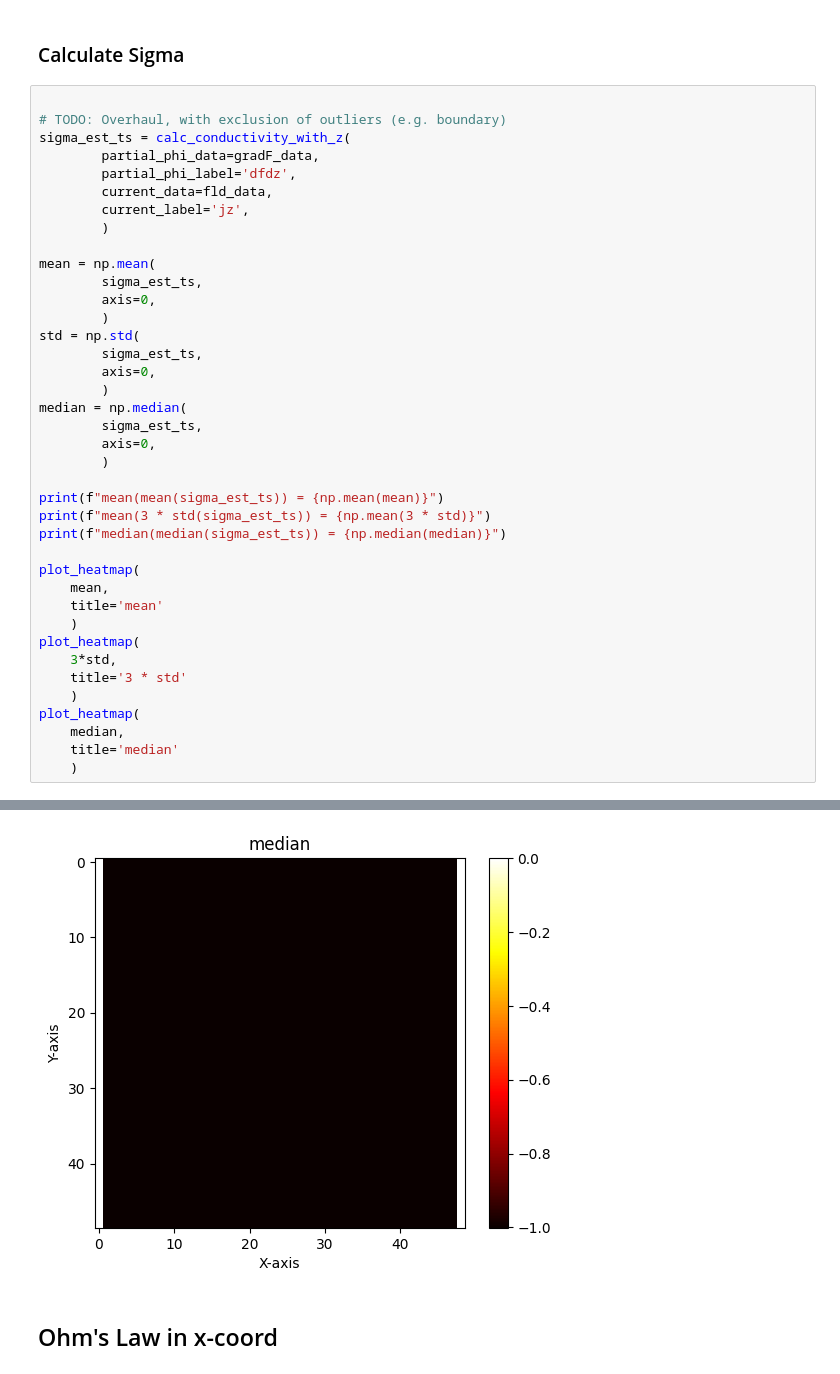
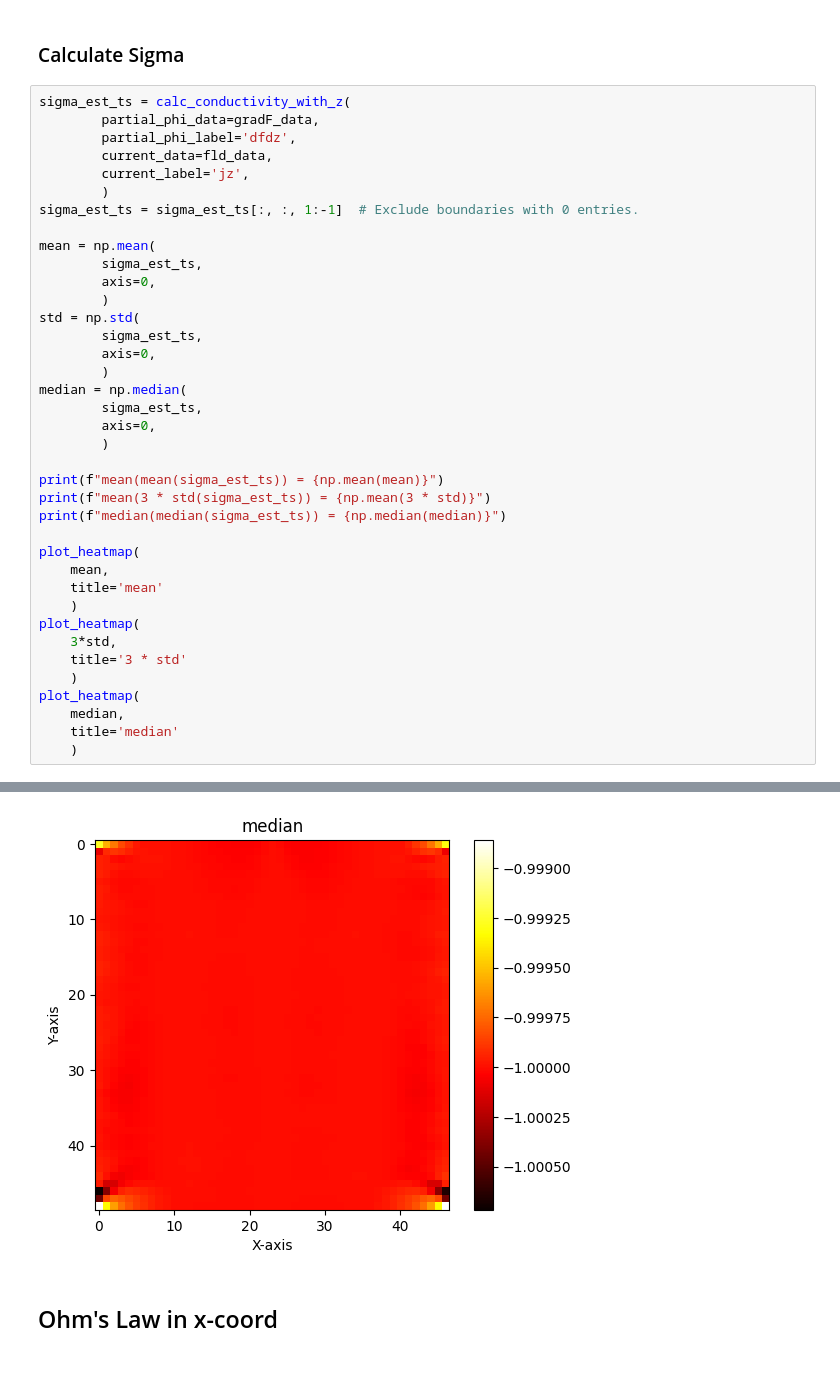
Before and after one commit to MichaelSkowronek/potential_probe_velocity_measuring, a Jupyter notebook: notebooks/sigma_and_b.ipynb, the cells around one changed output, grey strips where cells are left out. Drawn from its saved outputs; the diff is of its cells as text.

```diff
--- a/notebooks/sigma_and_b.ipynb
+++ b/notebooks/sigma_and_b.ipynb
@@ -99,14 +132,13 @@ $ \frac{j_z}{\sigma} \approx \frac{\varphi_{z_2} - \varphi_{z_1}}{\Delta l_z}$
 # %% [markdown]
 ### Calculate Sigma
 # %%
-
-# TODO: Overhaul, with exclusion of outliers (e.g. boundary)
 sigma_est_ts = calc_conductivity_with_z(
         partial_phi_data=gradF_data,
         partial_phi_label='dfdz',
         current_data=fld_data,
         current_label='jz',
         )
+sigma_est_ts = sigma_est_ts[:, :, 1:-1]  # Exclude boundaries with 0 entries.
 
 mean = np.mean(
         sigma_est_ts,
@@ -146,3 +178,3 @@ median(median(sigma_est_ts)) = -1.0000041960908952
-[figure, old version]
+[figure, new version]
 # %% [markdown]
 ## Ohm's Law in x-coord
```
Also changed, not shown: parts of 18 cells of this notebook, 1 other file.
